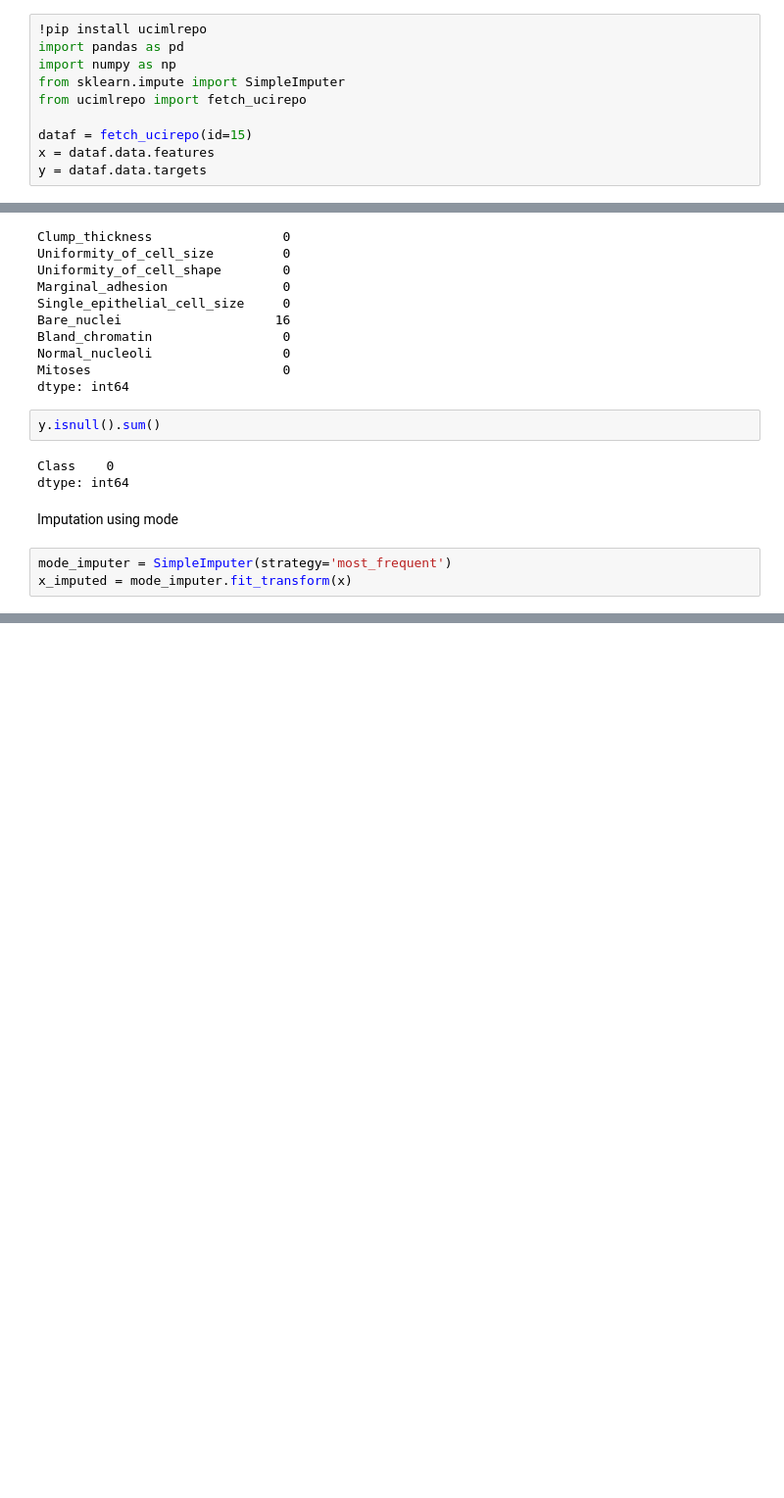
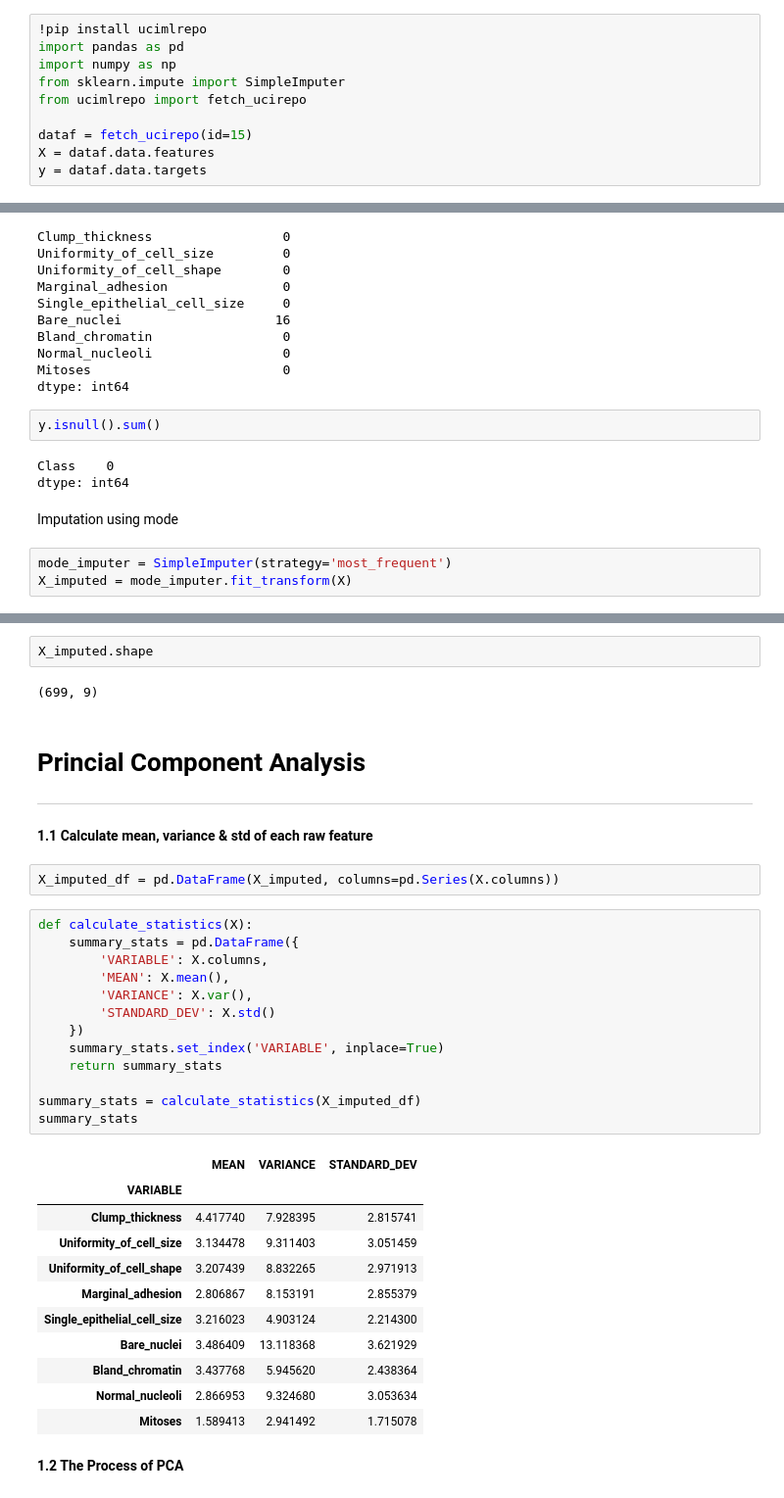
Before and after one commit to HamzaElshafie/MLiS-Project, a Jupyter notebook: MLiS_Project.ipynb, the cells around one changed output, grey strips where cells are left out. Shown at 98% size. Cells and saved outputs as stored; diff of their text form; blank space fills up the shorter version.

Commit message:
Calculated the mean, variance & std of each feature using a function called calculate statistics.

```diff
--- a/MLiS_Project.ipynb
+++ b/MLiS_Project.ipynb
@@ -8,6 +6,6 @@ from sklearn.impute import SimpleImputer
 from ucimlrepo import fetch_ucirepo
 
 dataf = fetch_ucirepo(id=15)
-x = dataf.data.features
+X = dataf.data.features
 y = dataf.data.targets
 # %% [output]
@@ -74,5 +68,5 @@ dtype: int64
 Imputation using mode
 # %%
 mode_imputer = SimpleImputer(strategy='most_frequent')
-x_imputed = mode_imputer.fit_transform(x)
+X_imputed = mode_imputer.fit_transform(X)
 # %% [markdown]
@@ -82,3 +76,41 @@ nan_count = np.isnan(x_imputed).sum()
 print(nan_count)
 # %% [output]
 0
+# %%
+X_imputed.shape
+# %% [output]
+(699, 9)
+# %% [markdown]
+# Princial Component Analysis
+----
+# %% [markdown]
+**1.1 Calculate mean, variance & std of each raw feature**
+# %%
+X_imputed_df = pd.DataFrame(X_imputed, columns=pd.Series(X.columns))
+# %%
+def calculate_statistics(X):
+    summary_stats = pd.DataFrame({
+        'VARIABLE': X.columns,
+        'MEAN': X.mean(),
+        'VARIANCE': X.var(),
+        'STANDARD_DEV': X.std()
+    })
+    summary_stats.set_index('VARIABLE', inplace=True)
+    return summary_stats
+
+summary_stats = calculate_statistics(X_imputed_df)
+summary_stats
+# %% [output]
+|  | MEAN | VARIANCE | STANDARD_DEV |
+| VARIABLE |  |  |  |
+| Clump_thickness | 4.417740 | 7.928395 | 2.815741 |
+| Uniformity_of_cell_size | 3.134478 | 9.311403 | 3.051459 |
+| Uniformity_of_cell_shape | 3.207439 | 8.832265 | 2.971913 |
+| Marginal_adhesion | 2.806867 | 8.153191 | 2.855379 |
+| Single_epithelial_cell_size | 3.216023 | 4.903124 | 2.214300 |
+| Bare_nuclei | 3.486409 | 13.118368 | 3.621929 |
+| Bland_chromatin | 3.437768 | 5.945620 | 2.438364 |
+| Normal_nucleoli | 2.866953 | 9.324680 | 3.053634 |
+| Mitoses | 1.589413 | 2.941492 | 1.715078 |
+# %% [markdown]
+**1.2 The Process of PCA**
```
Also changed, not shown: parts of 13 cells of this notebook, 1 other file.
